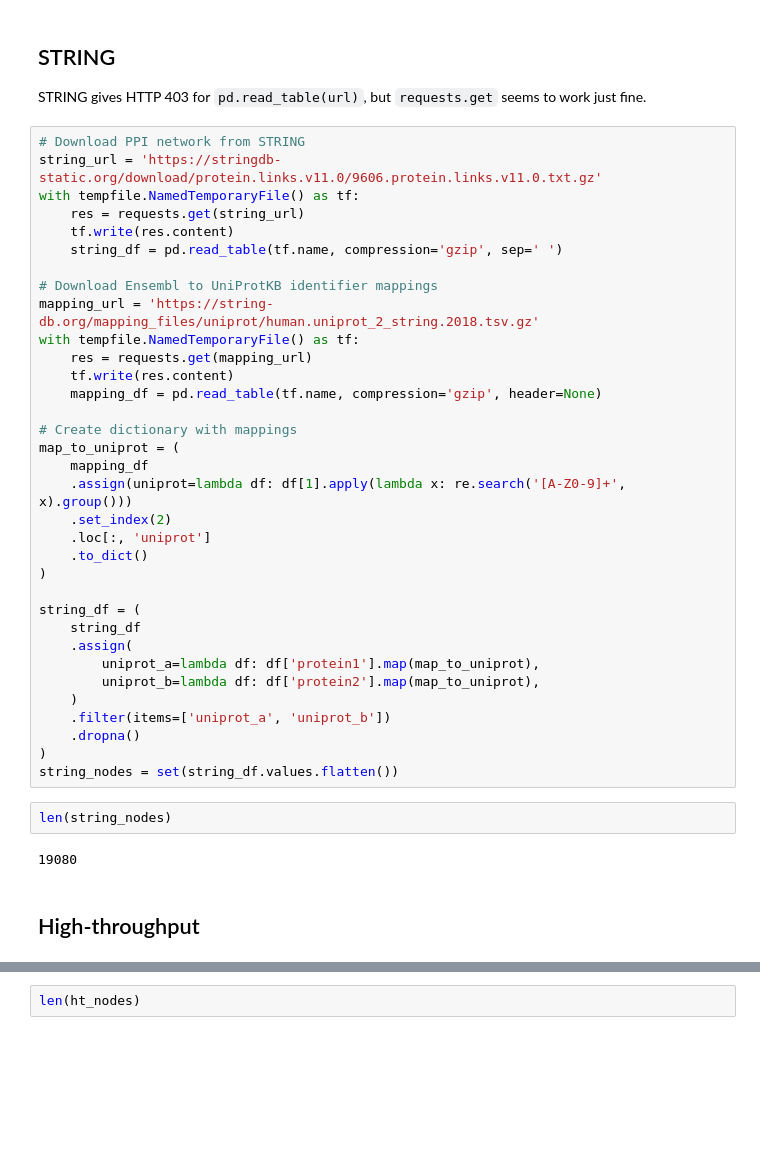
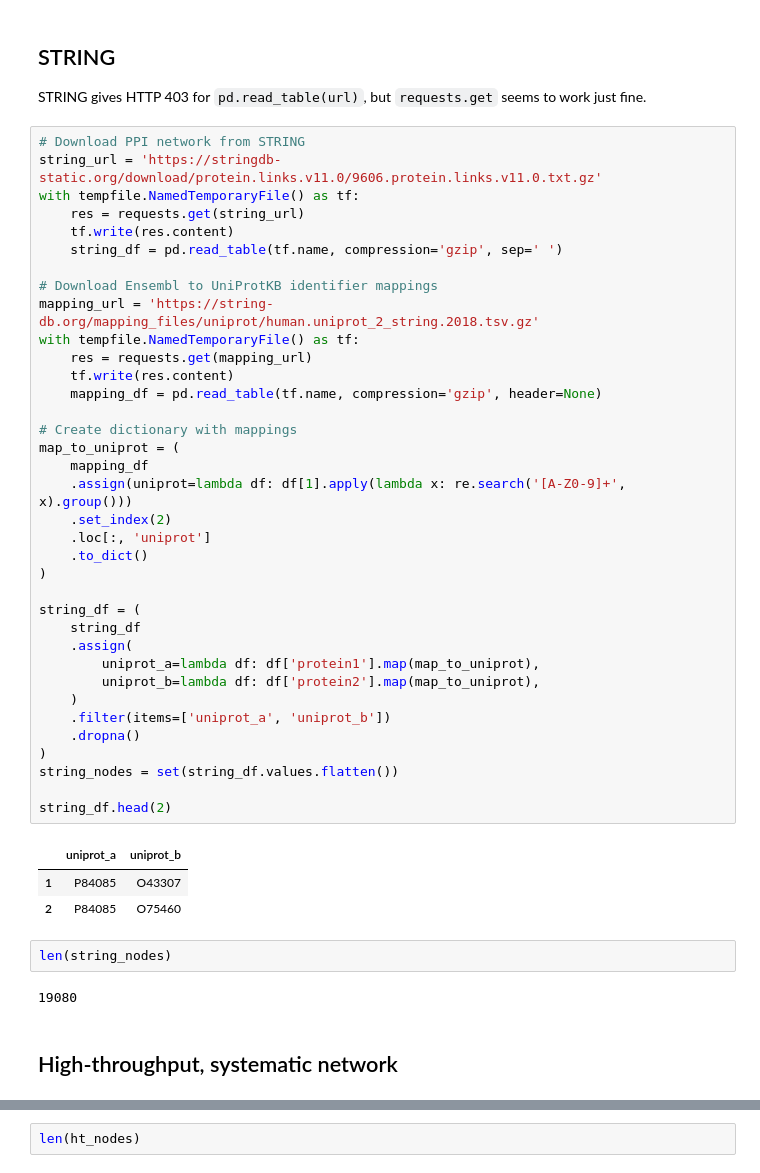
Before and after one commit to greenelab/xswap-analysis, a Jupyter notebook: nb/p_vs_rank_0.ipynb, the cells around one changed output, grey strips where cells are left out. Cells and saved outputs as stored; diff of their text form; blank space fills up the shorter version.

```diff
--- a/nb/p_vs_rank_0.ipynb
+++ b/nb/p_vs_rank_0.ipynb
@@ -24,37 +24,43 @@ with tempfile.NamedTemporaryFile() as tf:
     res = requests.get(string_url)
     tf.write(res.content)
     string_df = pd.read_table(tf.name, compression='gzip', sep=' ')
 
 # Download Ensembl to UniProtKB identifier mappings
 mapping_url = 'https://string-db.org/mapping_files/uniprot/human.uniprot_2_string.2018.tsv.gz'
 with tempfile.NamedTemporaryFile() as tf:
     res = requests.get(mapping_url)
     tf.write(res.content)
     mapping_df = pd.read_table(tf.name, compression='gzip', header=None)
 
 # Create dictionary with mappings
 map_to_uniprot = (
     mapping_df
     .assign(uniprot=lambda df: df[1].apply(lambda x: re.search('[A-Z0-9]+', x).group()))
     .set_index(2)
     .loc[:, 'uniprot']
     .to_dict()
 )
 
 string_df = (
     string_df
     .assign(
         uniprot_a=lambda df: df['protein1'].map(map_to_uniprot),
         uniprot_b=lambda df: df['protein2'].map(map_to_uniprot),
     )
     .filter(items=['uniprot_a', 'uniprot_b'])
     .dropna()
 )
 string_nodes = set(string_df.values.flatten())
+
+string_df.head(2)
+# %% [output]
+|  | uniprot_a | uniprot_b |
+| 1 | P84085 | O43307 |
+| 2 | P84085 | O75460 |
 # %%
 len(string_nodes)
 # %% [output]
 19080
 # %% [markdown]
-## High-throughput
+## High-throughput, systematic network
 # %%
```
Also changed, not shown: parts of 6 cells of this notebook, 5 other files.
